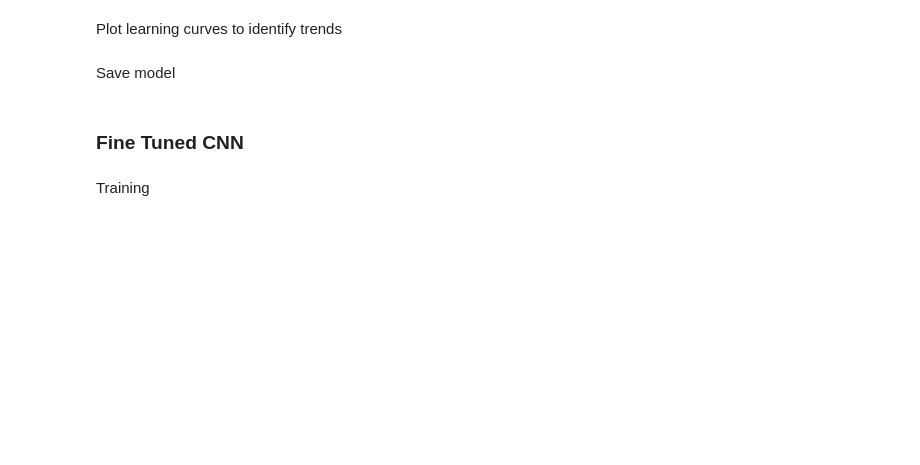
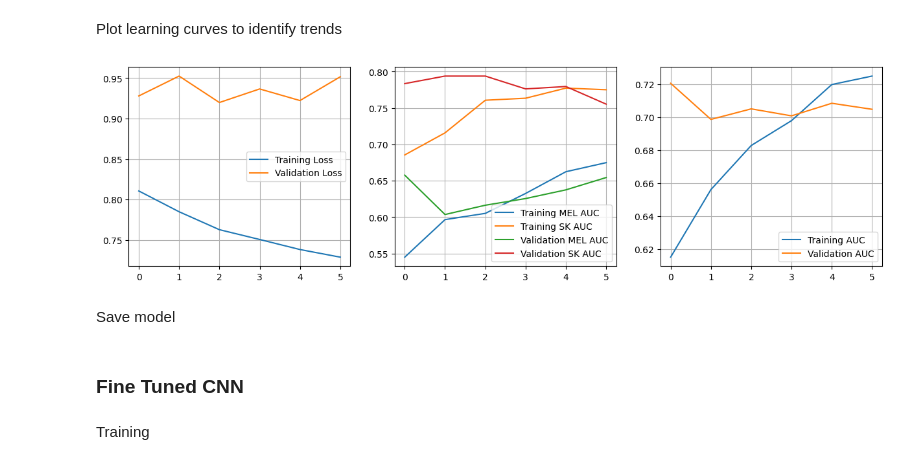
Before and after one commit to rafardzp/Skin-Disease-Classification-with-CNNs, a Jupyter notebook: skin_disease_classification_CNNs.ipynb, the cells around one changed output. Cells and saved outputs as stored; diff of their text form; code cells hidden in the pictures; blank space fills up the shorter version.

```diff
--- a/skin_disease_classification_CNNs.ipynb
+++ b/skin_disease_classification_CNNs.ipynb
@@ -541,7 +592,8 @@ train_dataset = DermoscopyDataset(csv_file='data/dermoscopyDBtrain.csv',
                                     CropByMask(30),
                                     Rescale(224),
                                     CenterCrop(224),
-                                    # transforms.RandomRotation(degrees=[0, 90, 180, 270]),
+                                    # RandomRotation(),
+                                    RandomColorJitter(0.05),
                                     ToTensor(),
                                     Normalize(mean=pixel_mean, std=pixel_std)
                                     ]))
@@ -584,6 +633,0 @@ Analyze class imabalence to compute class weights
-# %%
-labels = [train_dataset[i]['label'] for i in range(len(train_dataset))]
-labels, counts = np.unique(labels, return_counts=True)
-
-for label, count in zip(labels, counts):
-  print(f"Class {label} - {count} samples")
@@ -738,9 +785,9 @@ class CNNBase(nn.Module):
     return x
 # %%
 class CNN(CNNBase):
-  def __init__(self, input_dim, kernels1, kernels2, kernels3, kernels4, kernels5, kernel_size, num_classes, p, lr,
+  def __init__(self, input_dim, kernels1, kernels2, kernels3, kernels4, kernels5, units, kernel_size, num_classes, p, lr,
                saving_path, load_best_model=True, metric_for_best_model='auc', class_weights=None):
-    super().__init__(input_dim, kernels1, kernels2, kernels3, kernels4, kernels5, kernel_size, num_classes, p)
+    super().__init__(input_dim, kernels1, kernels2, kernels3, kernels4, kernels5, units, kernel_size, num_classes, p)
 
     # Parameters
     self.lr = lr
@@ -751,7 +798,7 @@ class CNN(CNNBase):
     else:
       self.criterion = nn.NLLLoss()
 
-    self.early_stopper = EarlyStopper(patience=3, min_delta=0)
+    self.early_stopper = EarlyStopper(patience=100, min_delta=0)
     self.scheduler = lr_scheduler.ReduceLROnPlateau(self.optim, mode='min', factor=0.1, patience=2, verbose=True)
 
     self.saving_path = saving_path
@@ -914,9 +978,11 @@ custom_cnn.trainloop(train_dataloader, val_dataloader, epochs=25, print_every=1)
 # %% [markdown]
 Plot learning curves to identify trends
 # %%
-fig, axes = plt.subplots(1, 2, figsize=(12, 4))
+fig, axes = plt.subplots(1, 3, figsize=(15, 4))
 custom_cnn.plot_learning_curves(axes)
 plt.show()
+# %% [output]
+[figure, added]
 # %% [markdown]
 Save model
 # %%
```
Also changed, not shown: parts of 13 cells of this notebook.
